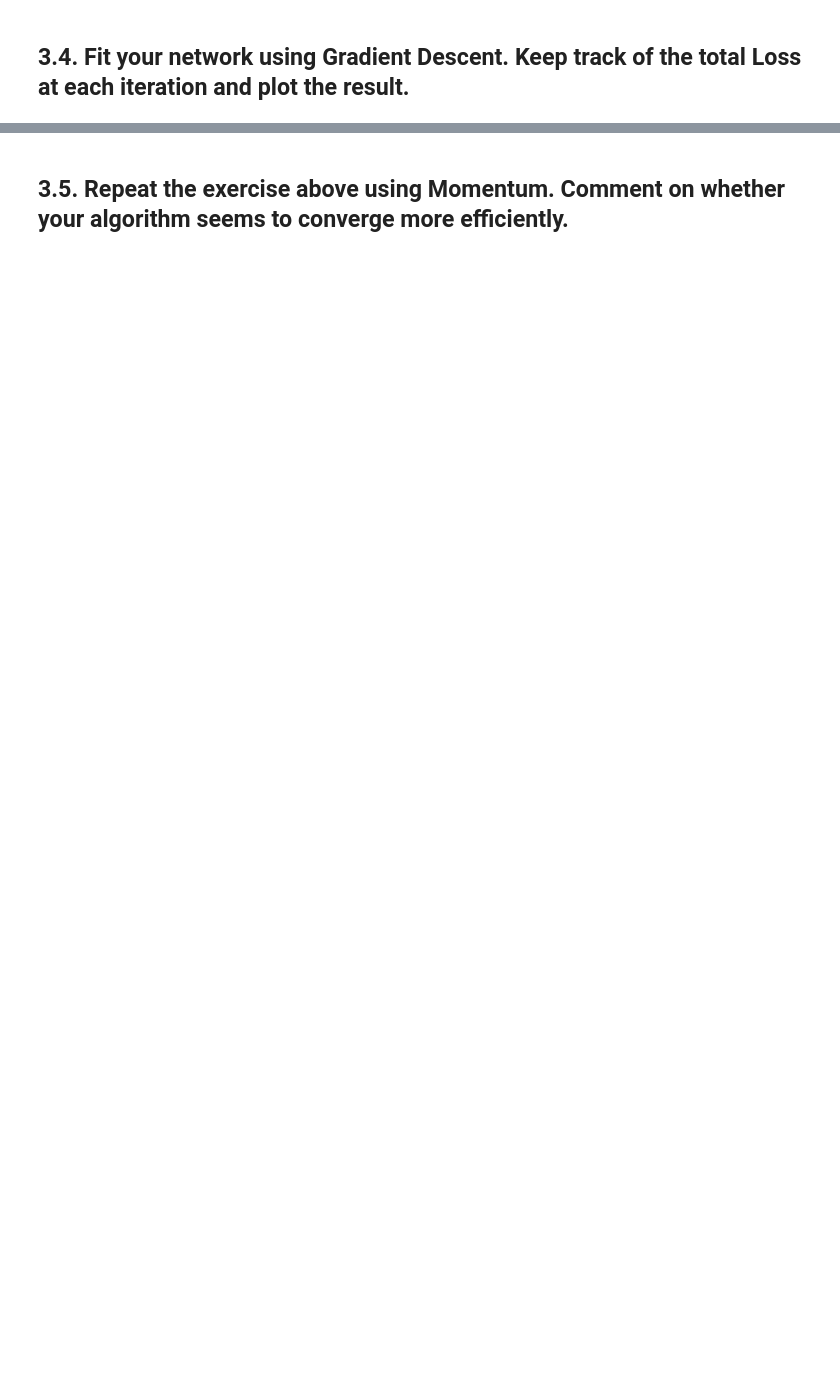
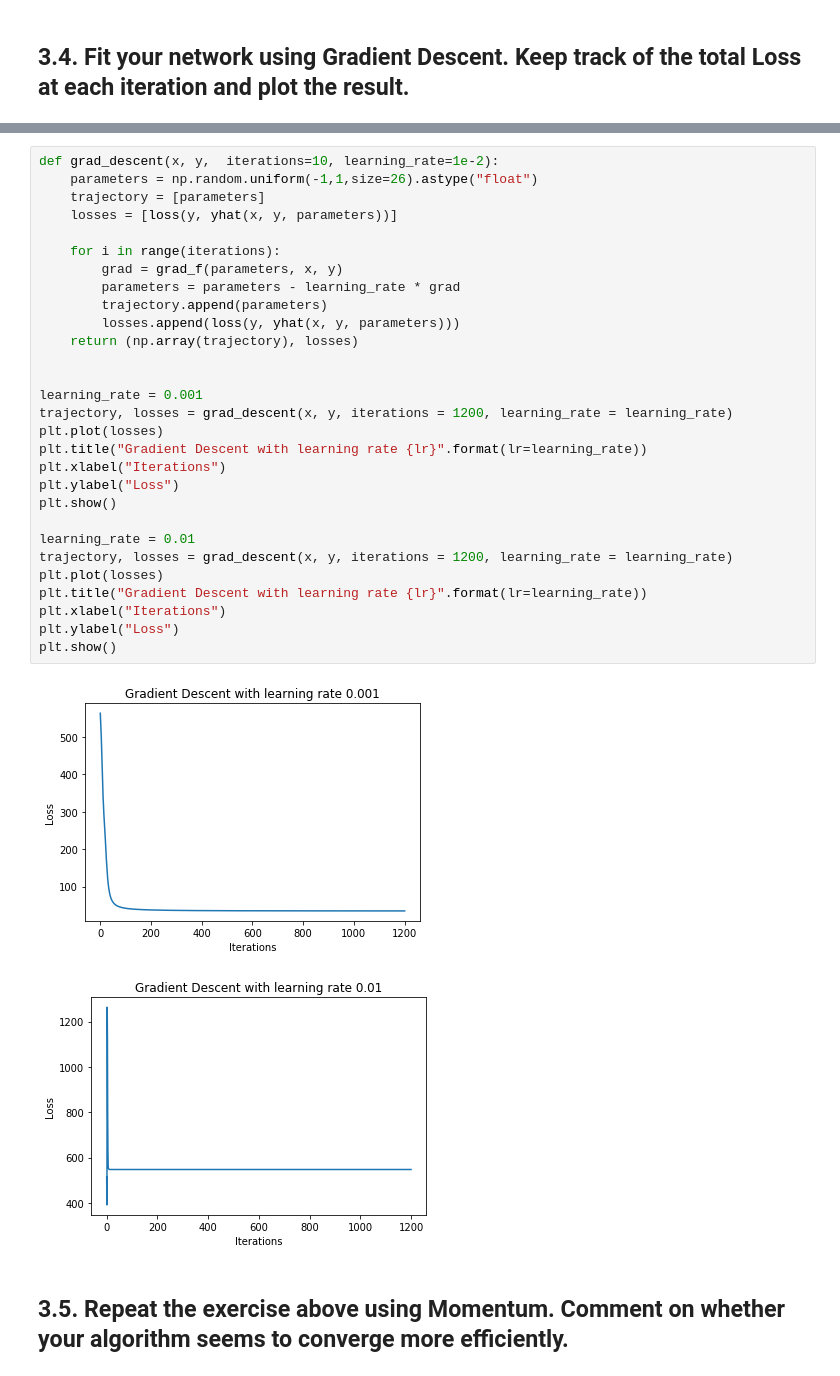
Before and after one commit to WuZhuoran/ANLY-590-Neural-Nets-and-Deep-Learning, a Jupyter notebook: Assignment1/assignment1.ipynb, the cells around one changed output, grey strips where cells are left out. Drawn from its saved outputs; the diff is of its cells as text; blank space fills up the shorter version.

```diff
--- a/Assignment1/assignment1.ipynb
+++ b/Assignment1/assignment1.ipynb
@@ -658,3 +577,35 @@ Text(0,0.5,'Loss')
+# %%
+def grad_descent(x, y,  iterations=10, learning_rate=1e-2):
+    parameters = np.random.uniform(-1,1,size=26).astype("float")
+    trajectory = [parameters]
+    losses = [loss(y, yhat(x, y, parameters))]
+
+    for i in range(iterations):
+        grad = grad_f(parameters, x, y)
+        parameters = parameters - learning_rate * grad
+        trajectory.append(parameters)
+        losses.append(loss(y, yhat(x, y, parameters)))
+    return (np.array(trajectory), losses)
+
+
+learning_rate = 0.001
+trajectory, losses = grad_descent(x, y, iterations = 1200, learning_rate = learning_rate)
+plt.plot(losses)
+plt.title("Gradient Descent with learning rate {lr}".format(lr=learning_rate))
+plt.xlabel("Iterations")
+plt.ylabel("Loss")
+plt.show()
+
+learning_rate = 0.01
+trajectory, losses = grad_descent(x, y, iterations = 1200, learning_rate = learning_rate)
+plt.plot(losses)
+plt.title("Gradient Descent with learning rate {lr}".format(lr=learning_rate))
+plt.xlabel("Iterations")
+plt.ylabel("Loss")
+plt.show()
+# %% [output]
+[figure, added]
+[figure, added]
 # %% [markdown]
 ## 3.5. Repeat the exercise above using Momentum. Comment on whether your algorithm seems to converge more efficiently.
 # %%
```
Also changed, not shown: parts of 8 cells of this notebook.
